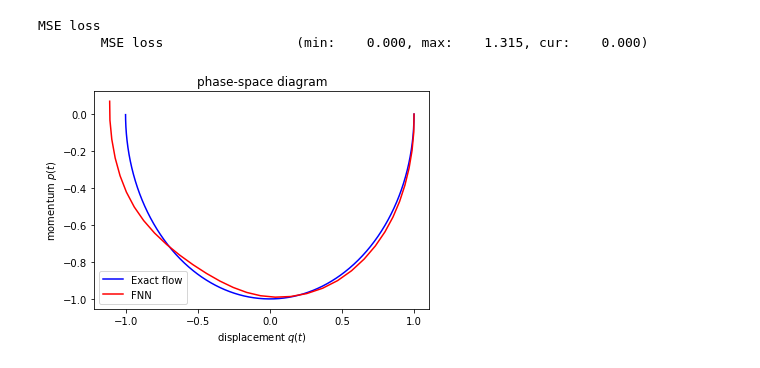
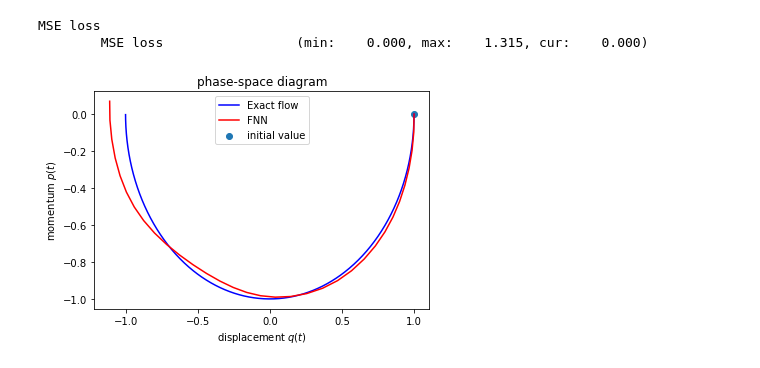
Before and after one commit to steff-mueller/simtech-bsc-thesis, a Jupyter notebook: meetings/02_code/learn_torch.ipynb, the cells around one changed output. Drawn from its saved outputs; the diff is of its cells as text; code cells hidden in the pictures.

Commit message:
plot initial value

```diff
--- a/meetings/02_code/learn_torch.ipynb
+++ b/meetings/02_code/learn_torch.ipynb
@@ -102,16 +102,17 @@ while t_curr < t_end:
 # %%
 import matplotlib.pyplot as plt
 
 fig = plt.figure()
 ax = plt.axes()
 
 ax.plot(X[0,:], X[1,:], 'b', label='Exact flow')
 ax.plot(nn_X[:,0], nn_X[:,1], 'r', label='FNN')
+ax.scatter(X[0,0], X[1,0], marker='o', label='initial value')
 ax.set_xlabel(r'displacement $q(t)$')
 ax.set_ylabel(r'momentum $p(t)$')
 ax.legend()
 ax.set_title('phase-space diagram')
 
 fig.show()
 # %% [output]
-[figure, old version]
+[figure, new version]
```
